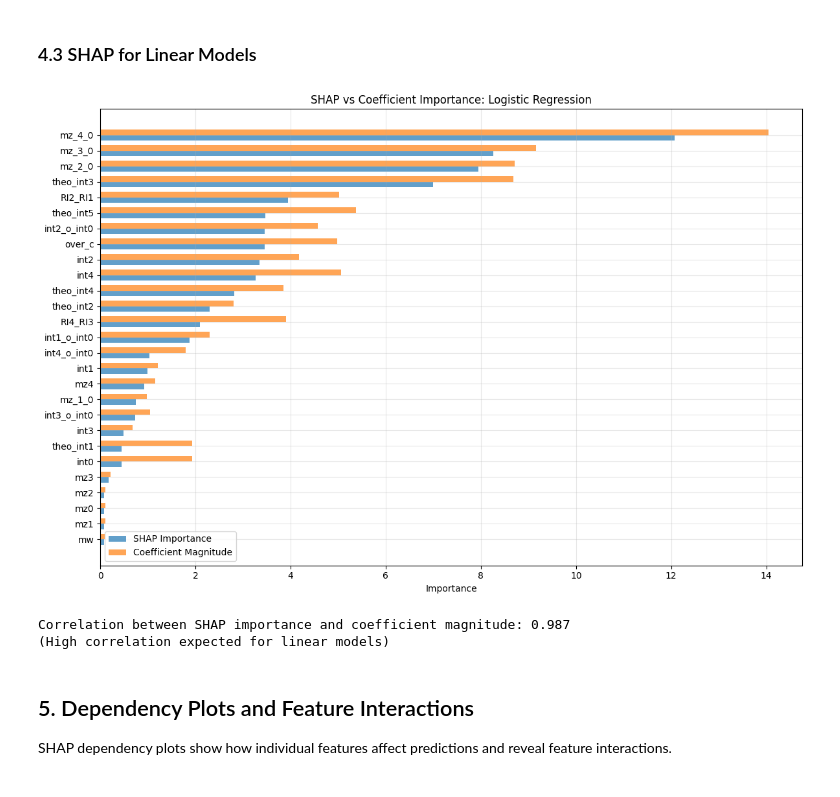
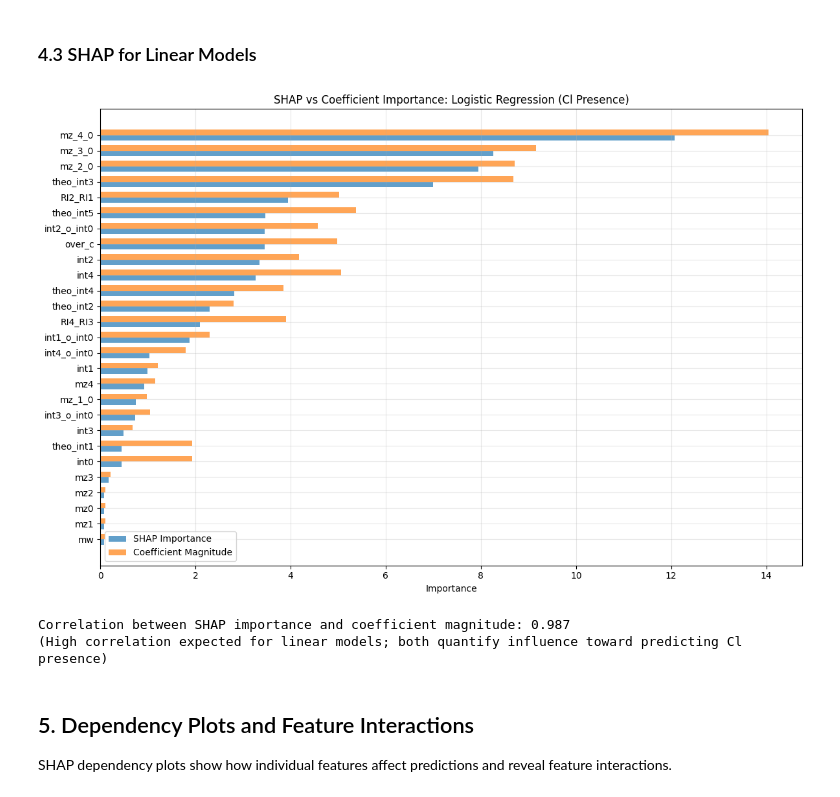
Before and after one commit to HuanLab/ML4MassSpec, a Jupyter notebook: notebooks/4_Model_Interpretability.ipynb, the cells around one changed output. Cells and saved outputs as stored; diff of their text form; code cells hidden in the pictures.

```diff
--- a/notebooks/4_Model_Interpretability.ipynb
+++ b/notebooks/4_Model_Interpretability.ipynb
@@ -526,38 +555,38 @@ mean_abs_coefficients = np.abs(lr_model.coef_[0])
 
 # Create comparison DataFrame
 comparison_df = pd.DataFrame({
     'Metabolite': feature_names,
     'SHAP_Importance': mean_shap_values,
     'Coefficient_Magnitude': mean_abs_coefficients
 })
 
 comparison_df = comparison_df.sort_values('SHAP_Importance', ascending=True)
 
 # Create side-by-side bar plot
 x = np.arange(len(comparison_df))
 width = 0.35
 
 plt.barh(x - width/2, comparison_df['SHAP_Importance'], width,
          label='SHAP Importance', alpha=0.7)
 plt.barh(x + width/2, comparison_df['Coefficient_Magnitude'], width,
          label='Coefficient Magnitude', alpha=0.7)
 
 plt.xlabel('Importance')
-plt.title('SHAP vs Coefficient Importance: Logistic Regression')
+plt.title('SHAP vs Coefficient Importance: Logistic Regression (Cl Presence)')
 plt.yticks(x, comparison_df['Metabolite'])
 plt.legend()
 plt.grid(alpha=0.3)
 plt.tight_layout()
 plt.show()
 
 # Correlation between SHAP and coefficients
 correlation = np.corrcoef(mean_shap_values, mean_abs_coefficients)[0, 1]
 print(f"Correlation between SHAP importance and coefficient magnitude: {correlation:.3f}")
-print("(High correlation expected for linear models)")
+print("(High correlation expected for linear models; both quantify influence toward predicting Cl presence)")
 # %% [output]
-[figure, old version]
+[figure, new version]
 Correlation between SHAP importance and coefficient magnitude: 0.987
-(High correlation expected for linear models)
+(High correlation expected for linear models; both quantify influence toward predicting Cl presence)
 # %% [markdown]
 ## 5. Dependency Plots and Feature Interactions
 
```
Also changed, not shown: parts of 13 cells of this notebook, 2 other files.
